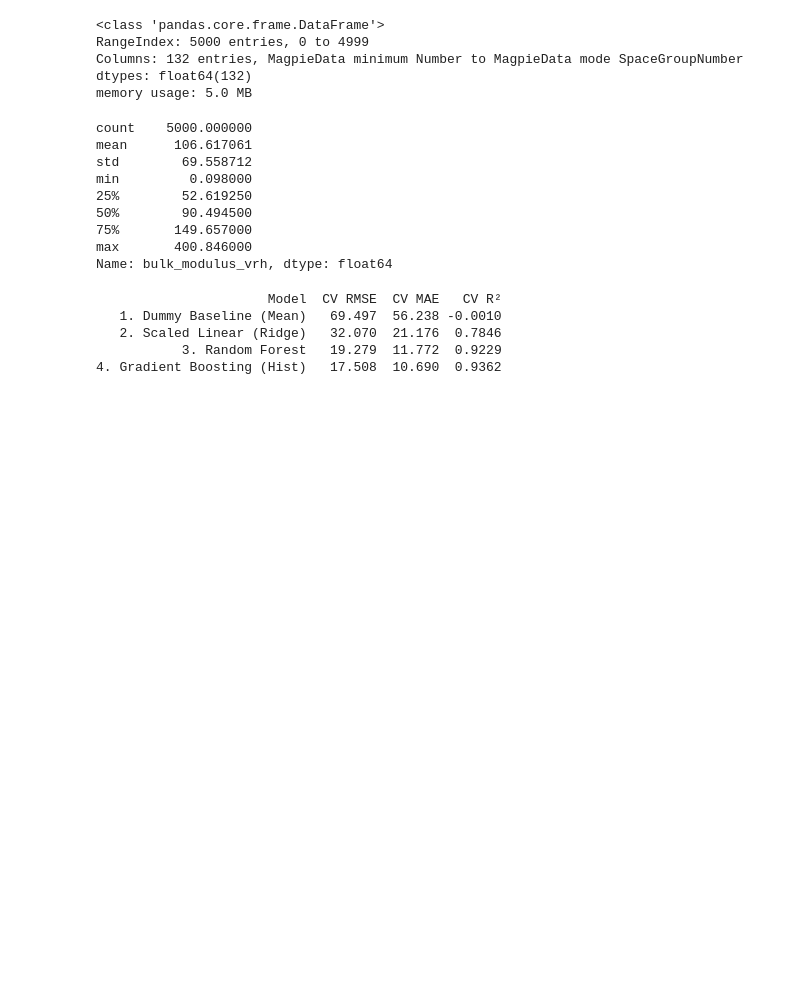
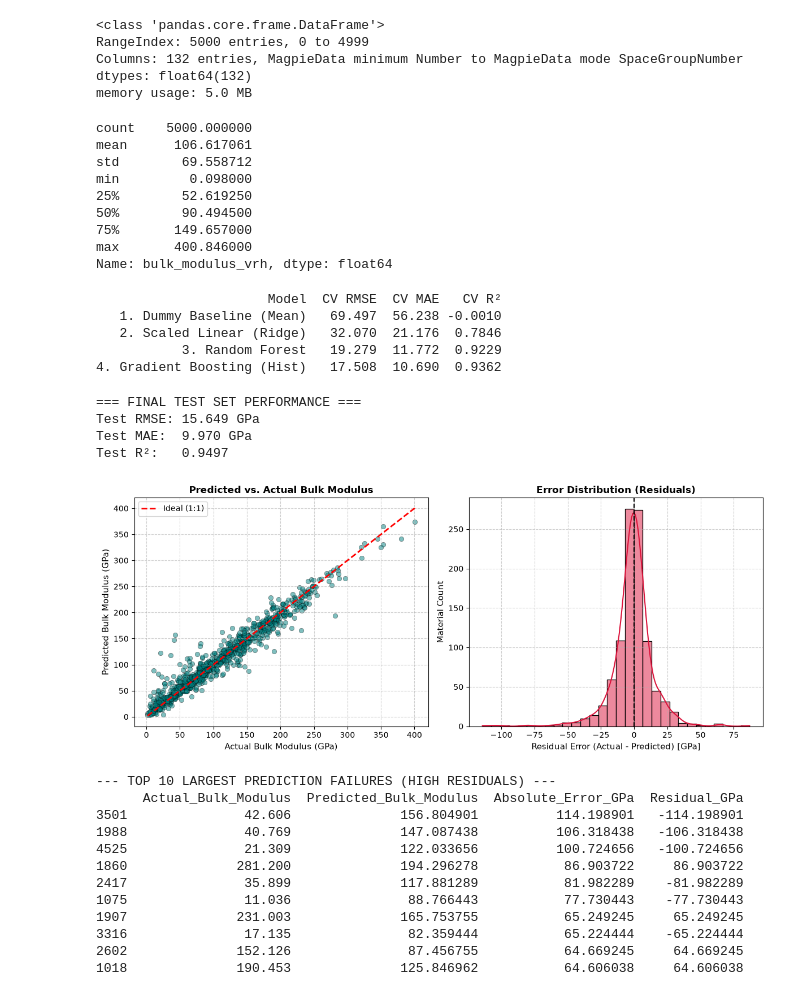
Before and after one commit to eateatyumm-kk/Materialmind, a Jupyter notebook: src/baseline_model.ipynb, the cells around one changed output. Saved outputs shown, nothing was run; the diff lists cells and outputs as text; code cells hidden in the pictures; blank space fills up the shorter version.

Commit message:
added Error Analysis

```diff
--- a/src/baseline_model.ipynb
+++ b/src/baseline_model.ipynb
@@ -102,3 +121,18 @@ print(results_df.to_string(index=False))
    2. Scaled Linear (Ridge)   32.070  21.176  0.7846
            3. Random Forest   19.279  11.772  0.9229
 4. Gradient Boosting (Hist)   17.508  10.690  0.9362
+# %%
+best_pipeline = models["4. Gradient Boosting (Hist)"]
+best_pipeline.fit(X_train, y_train)
+
+y_pred = best_pipeline.predict(X_test)
+
+print("=== FINAL TEST SET PERFORMANCE ===")
+print(f"Test RMSE: {root_mean_squared_error(y_test, y_pred):.3f} GPa")
+print(f"Test MAE:  {mean_absolute_error(y_test, y_pred):.3f} GPa")
+print(f"Test R²:   {r2_score(y_test, y_pred):.4f}")
+# %% [output]
+=== FINAL TEST SET PERFORMANCE ===
+Test RMSE: 15.649 GPa
+Test MAE:  9.970 GPa
+Test R²:   0.9497
@@ -104,0 +143,49 @@ print(results_df.to_string(index=False))
+# %%
+
+residuals = np.abs(y_test - y_pred)
+error_df = pd.DataFrame({
+    'Actual_Bulk_Modulus': y_test,
+    'Predicted_Bulk_Modulus': y_pred,
+    'Absolute_Error_GPa': residuals,
+    'Residual_GPa': y_test - y_pred
+})
+
+plt.figure(figsize=(12, 5))
+
+plt.subplot(1, 2, 1)
+plt.scatter(y_test, y_pred, alpha=0.5, color='teal', edgecolors='k', linewidth=0.5)
+plt.plot([y_test.min(), y_test.max()], [y_test.min(), y_test.max()], 'r--', lw=2, label='Ideal (1:1)')
+plt.xlabel('Actual Bulk Modulus (GPa)', fontsize=11)
+plt.ylabel('Predicted Bulk Modulus (GPa)', fontsize=11)
+plt.title('Predicted vs. Actual Bulk Modulus', fontsize=12, fontweight='bold')
+plt.legend()
+plt.grid(True, linestyle='--', alpha=0.6)
+
+plt.subplot(1, 2, 2)
+sns.histplot(error_df['Residual_GPa'], kde=True, color='crimson', bins=30)
+plt.axvline(x=0, color='black', linestyle='--', linewidth=1.5)
+plt.xlabel('Residual Error (Actual - Predicted) [GPa]', fontsize=11)
+plt.ylabel('Material Count', fontsize=11)
+plt.title('Error Distribution (Residuals)', fontsize=12, fontweight='bold')
+plt.grid(True, linestyle='--', alpha=0.6)
+
+plt.tight_layout()
+plt.show()
+
+print("\n--- TOP 10 LARGEST PREDICTION FAILURES (HIGH RESIDUALS) ---")
+worst_errors = error_df.sort_values(by='Absolute_Error_GPa', ascending=False).head(10)
+print(worst_errors.to_string())
+# %% [output]
+[figure, added]
+--- TOP 10 LARGEST PREDICTION FAILURES (HIGH RESIDUALS) ---
+      Actual_Bulk_Modulus  Predicted_Bulk_Modulus  Absolute_Error_GPa  Residual_GPa
+3501               42.606              156.804901          114.198901   -114.198901
+1988               40.769              147.087438          106.318438   -106.318438
+4525               21.309              122.033656          100.724656   -100.724656
+1860              281.200              194.296278           86.903722     86.903722
+2417               35.899              117.881289           81.982289    -81.982289
+1075               11.036               88.766443           77.730443    -77.730443
+1907              231.003              165.753755           65.249245     65.249245
+3316               17.135               82.359444           65.224444    -65.224444
+2602              152.126               87.456755           64.669245     64.669245
+1018              190.453              125.846962           64.606038     64.606038
```
Also changed, not shown: parts of 3 cells of this notebook.
